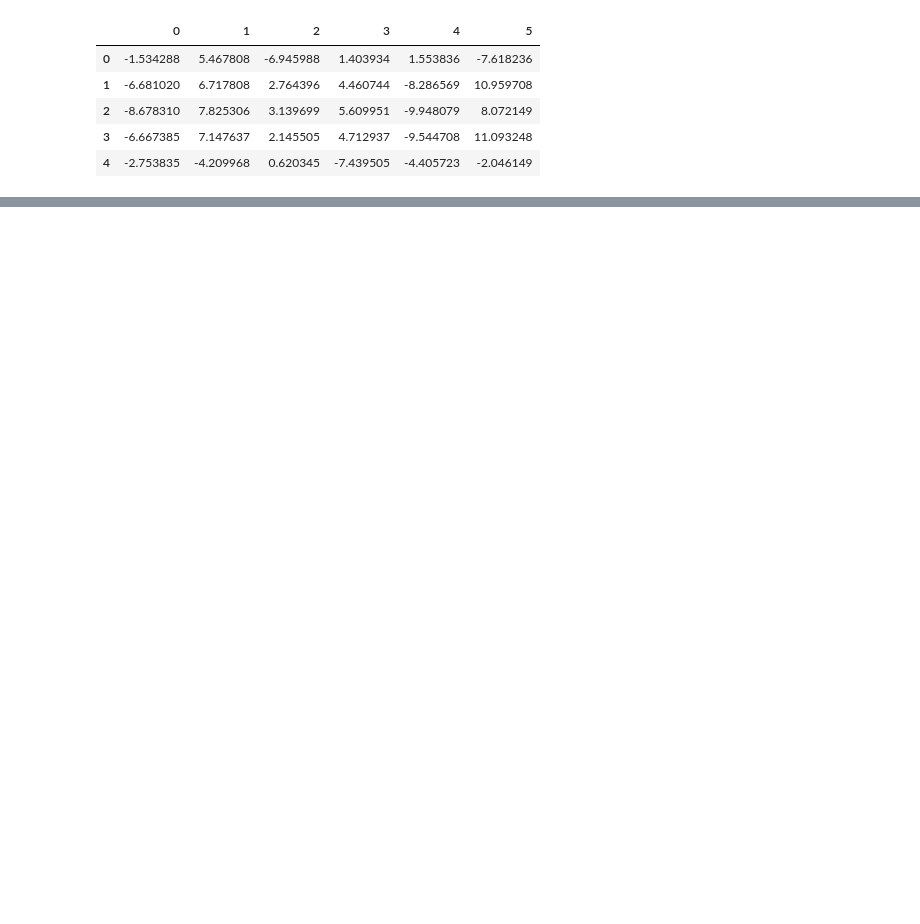
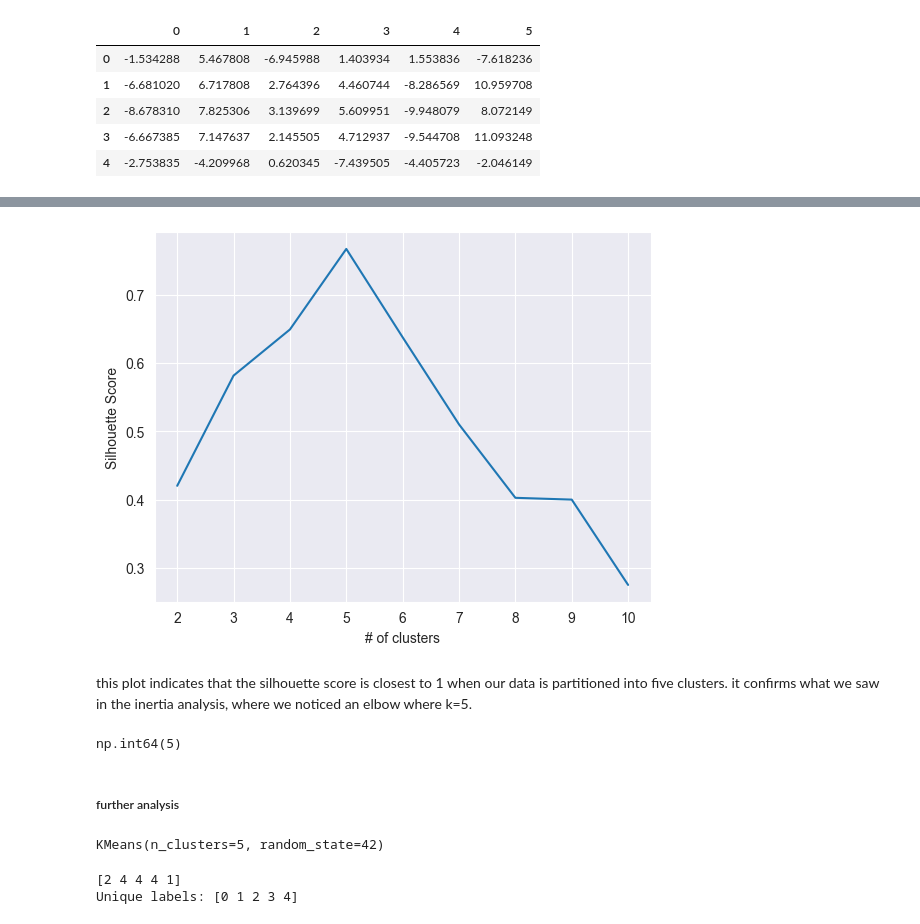
Before and after one commit to yildizramazan/fundamentals-of-machine-learning, a Jupyter notebook: module-2/k-means-intertia-silhouette.ipynb, the cells around one changed output, grey strips where cells are left out. Drawn from its saved outputs; the diff is of its cells as text; code cells hidden in the pictures; blank space fills up the shorter version.

```diff
--- a/module-2/k-means-intertia-silhouette.ipynb
+++ b/module-2/k-means-intertia-silhouette.ipynb
@@ -31,0 +109,12 @@ X.head()
+# %%
+def kmeans_sil(num_clusters, x_vals):
+    sil_score = []
+    for num in num_clusters:
+        kms = KMeans(n_clusters=num, random_state=42)
+        kms.fit(x_vals)
+        sil_score.append(silhouette_score(x_vals, kms.labels_))
+
+    return sil_score
+# %%
+sil_score = kmeans_sil(num_clusters, X_scaled)
+sil_score
@@ -31,0 +131,26 @@ X.head()
+# %%
+plot = sns.lineplot(x=num_clusters, y=sil_score)
+plot.set_xlabel("# of clusters");
+plot.set_ylabel("Silhouette Score");
+# %% [output]
+[figure, added]
+# %% [markdown]
+this plot indicates that the silhouette score is closest to 1 when our data is partitioned into five clusters. it confirms what we saw in the inertia analysis, where we noticed an elbow where k=5.
+# %%
+# verifying our findings (only possible when "correct" number of clusters exists)
+centers
+# %% [output]
+np.int64(5)
+# %% [markdown]
+##### further analysis
+# %%
+kmeans5 = KMeans(n_clusters=5, random_state=42)
+kmeans5.fit(X_scaled)
+# %% [output]
+KMeans(n_clusters=5, random_state=42)
+# %%
+print(kmeans5.labels_[:5])
+print('Unique labels:', np.unique(kmeans5.labels_))
+# %% [output]
+[2 4 4 4 1]
+Unique labels: [0 1 2 3 4]
```
Also changed, not shown: parts of 18 cells of this notebook, 1 other file.
